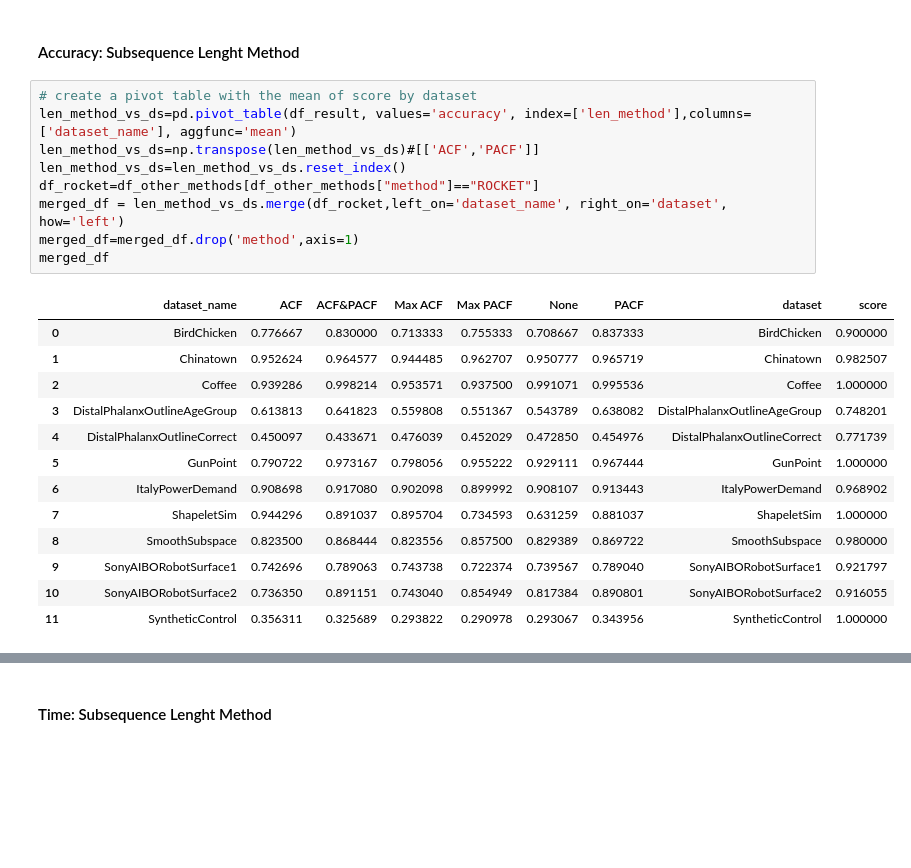
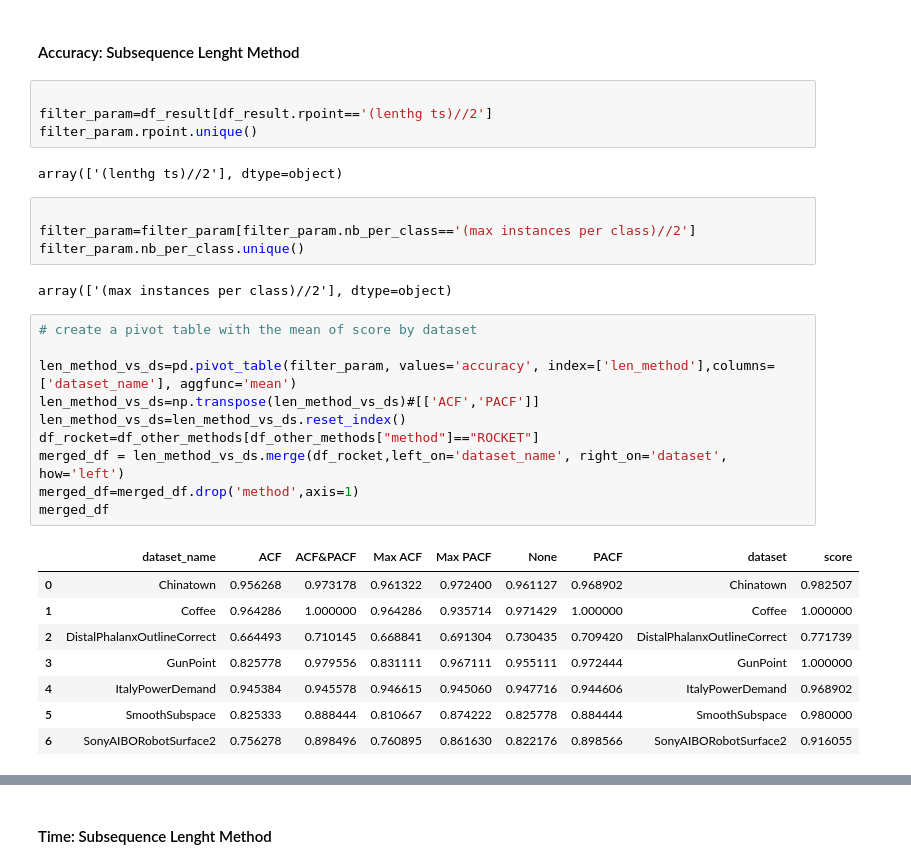
Before and after one commit to nirojasva/random_sast, a Jupyter notebook: ExperimentationRSAST/analysis_hyperparameter_rsast.ipynb, the cells around one changed output, grey strips where cells are left out. Drawn from its saved outputs; the diff is of its cells as text; blank space fills up the shorter version.

```diff
--- a/ExperimentationRSAST/analysis_hyperparameter_rsast.ipynb
+++ b/ExperimentationRSAST/analysis_hyperparameter_rsast.ipynb
@@ -104,26 +104,34 @@ Index(['Unnamed: 0', 'accuracy', 'time', 'cweights_time', 'fsubsequence_time',
 ### Hyperparameter Tunning RSAST
 # %% [markdown]
 #### Accuracy: Subsequence Lenght Method
+# %%
+
+filter_param=df_result[df_result.rpoint=='(lenthg ts)//2']
+filter_param.rpoint.unique()
+# %% [output]
+array(['(lenthg ts)//2'], dtype=object)
+# %%
+
+filter_param=filter_param[filter_param.nb_per_class=='(max instances per class)//2']
+filter_param.nb_per_class.unique()
+# %% [output]
+array(['(max instances per class)//2'], dtype=object)
 # %%
 # create a pivot table with the mean of score by dataset
-len_method_vs_ds=pd.pivot_table(df_result, values='accuracy', index=['len_method'],columns=['dataset_name'], aggfunc='mean')
+
+len_method_vs_ds=pd.pivot_table(filter_param, values='accuracy', index=['len_method'],columns=['dataset_name'], aggfunc='mean')
 len_method_vs_ds=np.transpose(len_method_vs_ds)#[['ACF','PACF']]
 len_method_vs_ds=len_method_vs_ds.reset_index()
 df_rocket=df_other_methods[df_other_methods["method"]=="ROCKET"]
 merged_df = len_method_vs_ds.merge(df_rocket,left_on='dataset_name', right_on='dataset',  how='left')
 merged_df=merged_df.drop('method',axis=1)
 merged_df
 # %% [output]
 |  | dataset_name | ACF | ACF&PACF | Max ACF | Max PACF | None | PACF | dataset | score |
-| 0 | BirdChicken | 0.776667 | 0.830000 | 0.713333 | 0.755333 | 0.708667 | 0.837333 | BirdChicken | 0.900000 |
-| 1 | Chinatown | 0.952624 | 0.964577 | 0.944485 | 0.962707 | 0.950777 | 0.965719 | Chinatown | 0.982507 |
-| 2 | Coffee | 0.939286 | 0.998214 | 0.953571 | 0.937500 | 0.991071 | 0.995536 | Coffee | 1.000000 |
-| 3 | DistalPhalanxOutlineAgeGroup | 0.613813 | 0.641823 | 0.559808 | 0.551367 | 0.543789 | 0.638082 | DistalPhalanxOutlineAgeGroup | 0.748201 |
-| 4 | DistalPhalanxOutlineCorrect | 0.450097 | 0.433671 | 0.476039 | 0.452029 | 0.472850 | 0.454976 | DistalPhalanxOutlineCorrect | 0.771739 |
-| 5 | GunPoint | 0.790722 | 0.973167 | 0.798056 | 0.955222 | 0.929111 | 0.967444 | GunPoint | 1.000000 |
-| 6 | ItalyPowerDemand | 0.908698 | 0.917080 | 0.902098 | 0.899992 | 0.908107 | 0.913443 | ItalyPowerDemand | 0.968902 |
-| 7 | ShapeletSim | 0.944296 | 0.891037 | 0.895704 | 0.734593 | 0.631259 | 0.881037 | ShapeletSim | 1.000000 |
-| 8 | SmoothSubspace | 0.823500 | 0.868444 | 0.823556 | 0.857500 | 0.829389 | 0.869722 | SmoothSubspace | 0.980000 |
-| 9 | SonyAIBORobotSurface1 | 0.742696 | 0.789063 | 0.743738 | 0.722374 | 0.739567 | 0.789040 | SonyAIBORobotSurface1 | 0.921797 |
-| 10 | SonyAIBORobotSurface2 | 0.736350 | 0.891151 | 0.743040 | 0.854949 | 0.817384 | 0.890801 | SonyAIBORobotSurface2 | 0.916055 |
-| 11 | SyntheticControl | 0.356311 | 0.325689 | 0.293822 | 0.290978 | 0.293067 | 0.343956 | SyntheticControl | 1.000000 |
+| 0 | Chinatown | 0.956268 | 0.973178 | 0.961322 | 0.972400 | 0.961127 | 0.968902 | Chinatown | 0.982507 |
+| 1 | Coffee | 0.964286 | 1.000000 | 0.964286 | 0.935714 | 0.971429 | 1.000000 | Coffee | 1.000000 |
+| 2 | DistalPhalanxOutlineCorrect | 0.664493 | 0.710145 | 0.668841 | 0.691304 | 0.730435 | 0.709420 | DistalPhalanxOutlineCorrect | 0.771739 |
+| 3 | GunPoint | 0.825778 | 0.979556 | 0.831111 | 0.967111 | 0.955111 | 0.972444 | GunPoint | 1.000000 |
+| 4 | ItalyPowerDemand | 0.945384 | 0.945578 | 0.946615 | 0.945060 | 0.947716 | 0.944606 | ItalyPowerDemand | 0.968902 |
+| 5 | SmoothSubspace | 0.825333 | 0.888444 | 0.810667 | 0.874222 | 0.825778 | 0.884444 | SmoothSubspace | 0.980000 |
+| 6 | SonyAIBORobotSurface2 | 0.756278 | 0.898496 | 0.760895 | 0.861630 | 0.822176 | 0.898566 | SonyAIBORobotSurface2 | 0.916055 |
```
Also changed, not shown: parts of 27 cells of this notebook, 30 other files.
